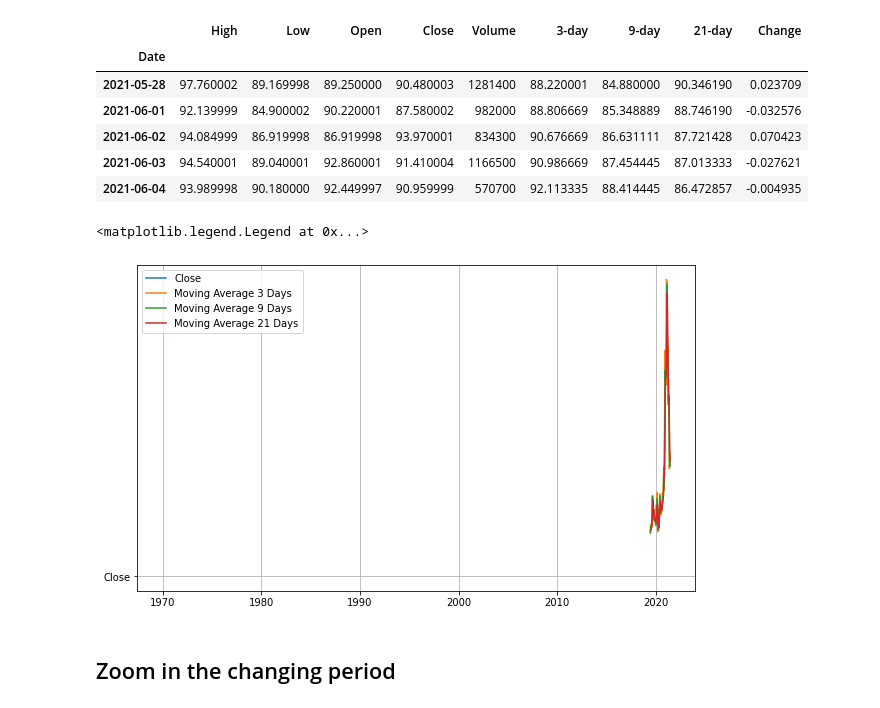
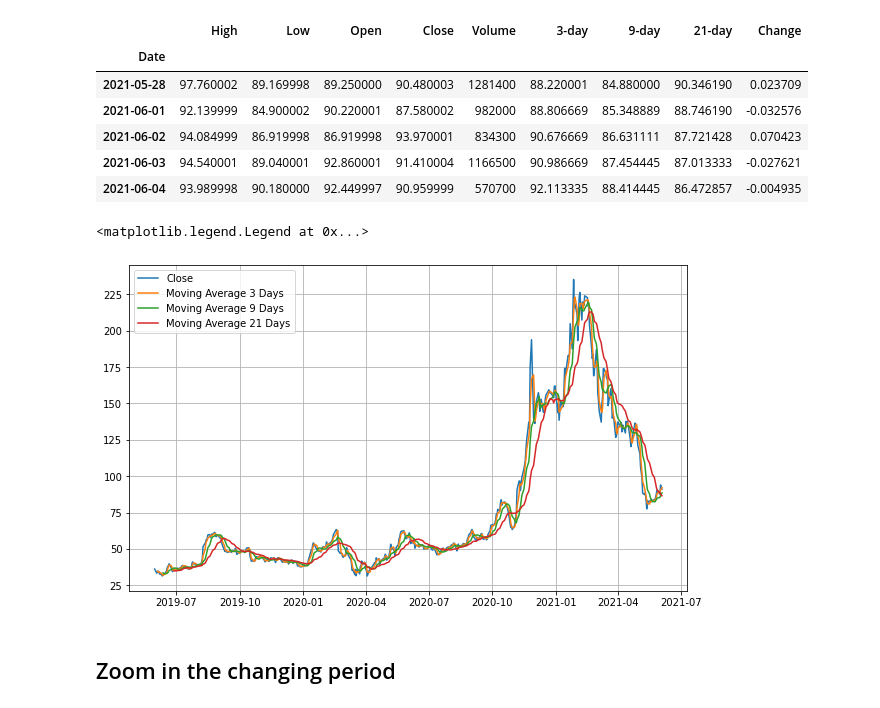
Before and after one commit to bhiln/stock-market-trends, a Jupyter notebook: DGIM/APPN-DGIM.ipynb, the cells around one changed output. Cells and saved outputs as stored; diff of their text form; code cells hidden in the pictures.

```diff
--- a/APPN-DGIM.ipynb
+++ b/DGIM/APPN-DGIM.ipynb
@@ -35,14 +35,14 @@ appn.tail()
 # %%
 plt.figure(figsize=(10,6))
 plt.grid(True)
-plt.plot(['Close'],label='Close')
+plt.plot(appn['Close'],label='Close')
 plt.plot(appn['3-day'],label='Moving Average 3 Days')
 plt.plot(appn['9-day'],label='Moving Average 9 Days')
 plt.plot(appn['21-day'],label='Moving Average 21 Days')
 plt.legend(loc=2)
 # %% [output]
 <matplotlib.legend.Legend at 0x...>
-[figure, old version]
+[figure, new version]
 # %% [markdown]
 ## Zoom in the changing period
 # %%
```
Also changed, not shown: parts of 7 cells of this notebook.
